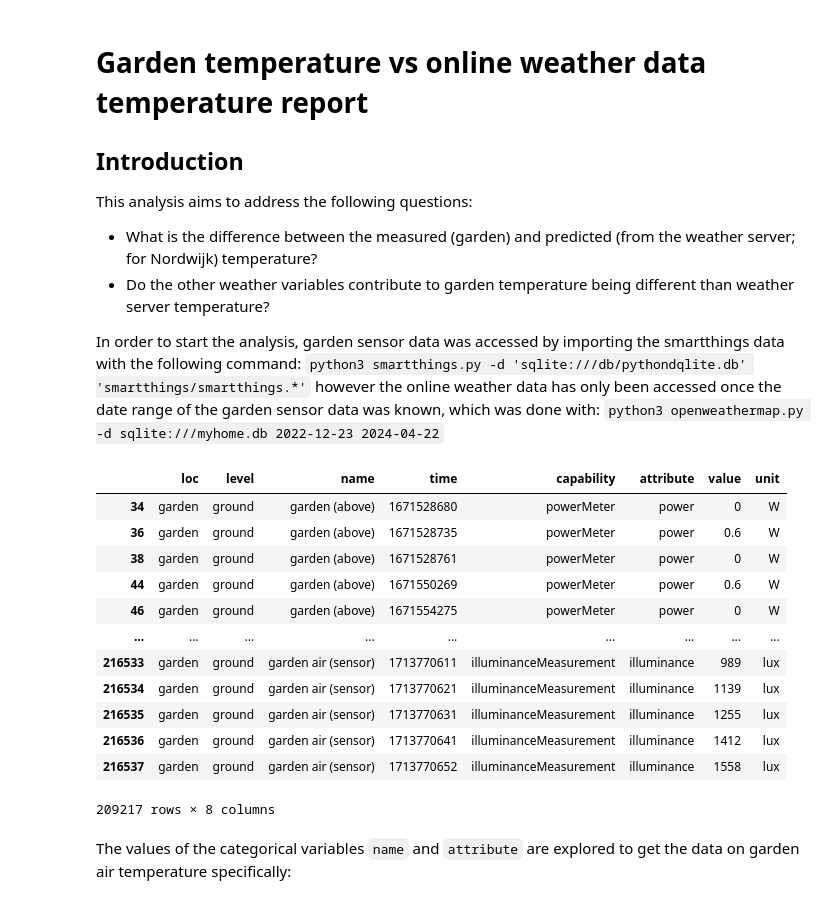
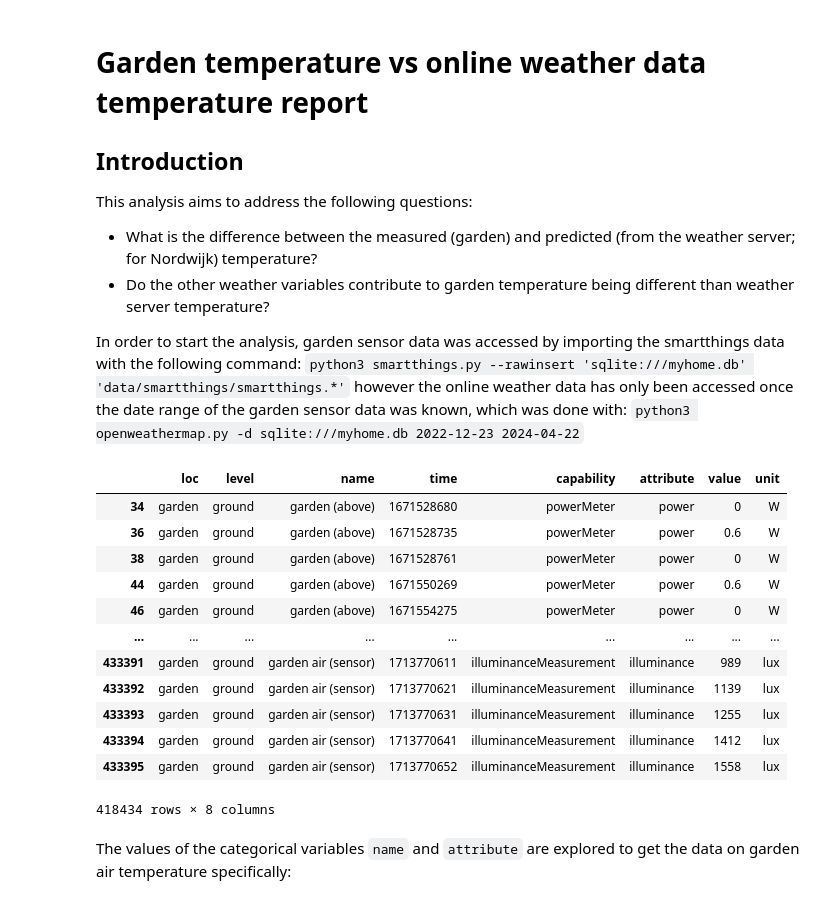
Before and after one commit to Yufanggg/Smart-House, a Jupyter notebook: report_temperature_difference.ipynb, the cells around one changed output. Drawn from its saved outputs; the diff is of its cells as text; code cells hidden in the pictures.

Commit message:
Changed the database access to be via HomeMessagesDB

```diff
--- a/report_temperature_difference.ipynb
+++ b/report_temperature_difference.ipynb
@@ -9,7 +9,7 @@ This analysis aims to address the following questions:
 - Do the other weather variables contribute to garden temperature being different than weather server temperature?
 
 In order to start the analysis, garden sensor data was accessed by importing the smartthings data with the following command:
-`python3 smartthings.py -d 'sqlite:///db/pythondqlite.db' 'smartthings/smartthings.*'`
+`python3 smartthings.py --rawinsert 'sqlite:///myhome.db' 'data/smartthings/smartthings.*'`
 however the online weather data has only been accessed once the date range of the garden sensor data was known, which was done with:
 `python3 openweathermap.py -d sqlite:///myhome.db 2022-12-23 2024-04-22`
 # %%
@@ -22,23 +23,23 @@ from sklearn.linear_model import LinearRegression
 # %%
-engine = sa.create_engine('sqlite:///myhome.db')
-sql = sa.text("SELECT * FROM smartthings_RAW WHERE loc = 'garden'")
-garden_df = pd.read_sql(sql, con=engine)
+db = HomeMessagesDB('sqlite:///myhome.db')
+sql = "SELECT * FROM smartthings_RAW WHERE loc = 'garden'"
+garden_df = db.query(stmt = sql, as_df = True, rawSQL = True)
 garden_df.dropna(axis=0, inplace=True)
 garden_df
 # %% [output]
 |  | loc | level | name | time | capability | attribute | value | unit |
 | 34 | garden | ground | garden (above) | 1671528680 | powerMeter | power | 0 | W |
 | 36 | garden | ground | garden (above) | 1671528735 | powerMeter | power | 0.6 | W |
 | 38 | garden | ground | garden (above) | 1671528761 | powerMeter | power | 0 | W |
 | 44 | garden | ground | garden (above) | 1671550269 | powerMeter | power | 0.6 | W |
 | 46 | garden | ground | garden (above) | 1671554275 | powerMeter | power | 0 | W |
 | ... | ... | ... | ... | ... | ... | ... | ... | ... |
-| 216533 | garden | ground | garden air (sensor) | 1713770611 | illuminanceMeasurement | illuminance | 989 | lux |
-| 216534 | garden | ground | garden air (sensor) | 1713770621 | illuminanceMeasurement | illuminance | 1139 | lux |
-| 216535 | garden | ground | garden air (sensor) | 1713770631 | illuminanceMeasurement | illuminance | 1255 | lux |
-| 216536 | garden | ground | garden air (sensor) | 1713770641 | illuminanceMeasurement | illuminance | 1412 | lux |
-| 216537 | garden | ground | garden air (sensor) | 1713770652 | illuminanceMeasurement | illuminance | 1558 | lux |
+| 433391 | garden | ground | garden air (sensor) | 1713770611 | illuminanceMeasurement | illuminance | 989 | lux |
+| 433392 | garden | ground | garden air (sensor) | 1713770621 | illuminanceMeasurement | illuminance | 1139 | lux |
+| 433393 | garden | ground | garden air (sensor) | 1713770631 | illuminanceMeasurement | illuminance | 1255 | lux |
+| 433394 | garden | ground | garden air (sensor) | 1713770641 | illuminanceMeasurement | illuminance | 1412 | lux |
+| 433395 | garden | ground | garden air (sensor) | 1713770652 | illuminanceMeasurement | illuminance | 1558 | lux |
-209217 rows × 8 columns
+418434 rows × 8 columns
 # %% [markdown]
 The values of the categorical variables `name` and `attribute` are explored to get the data on garden air temperature specifically:
 # %%
```
Also changed, not shown: parts of 4 cells of this notebook.
